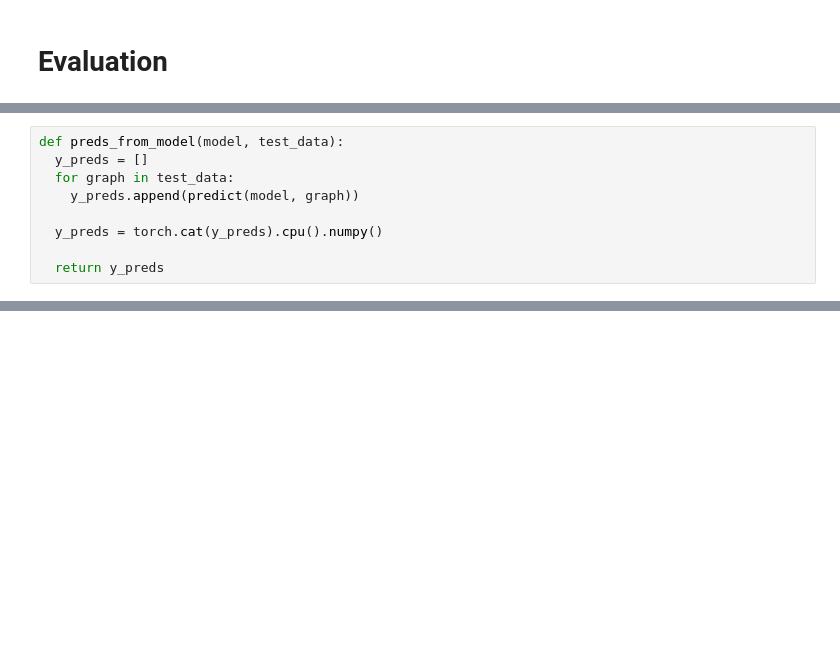
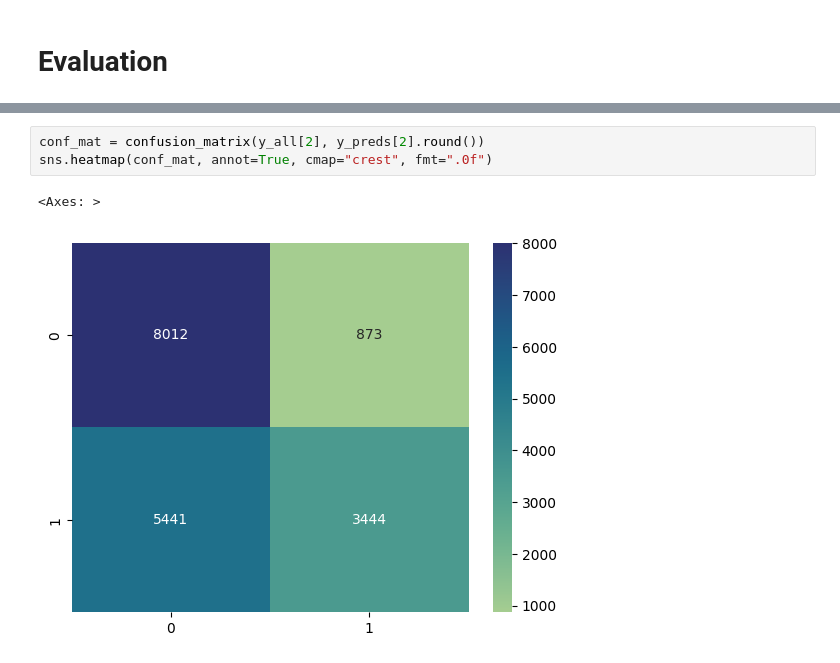
Before and after one commit to annagergaly/deep-learning-friend-recommendation, a Jupyter notebook: Friend_recommendation.ipynb, the cells around one changed output, grey strips where cells are left out. Drawn from its saved outputs; the diff is of its cells as text; blank space fills up the shorter version.

```diff
--- a/Friend_recommendation.ipynb
+++ b/Friend_recommendation.ipynb
@@ -1083,9 +403,0 @@ def fit_predict_baseline(train_data, val_data, test_data):
-# %%
-def preds_from_model(model, test_data):
-  y_preds = []
-  for graph in test_data:
-    y_preds.append(predict(model, graph))
-
-  y_preds = torch.cat(y_preds).cpu().numpy()
-
-  return y_preds
@@ -1256,0 +499,6 @@ plt.show()
+# %%
+conf_mat = confusion_matrix(y_all[2], y_preds[2].round())
+sns.heatmap(conf_mat, annot=True, cmap="crest", fmt=".0f")
+# %% [output]
+<Axes: >
+[figure, added]
```
Also changed, not shown: parts of 105 cells of this notebook.
